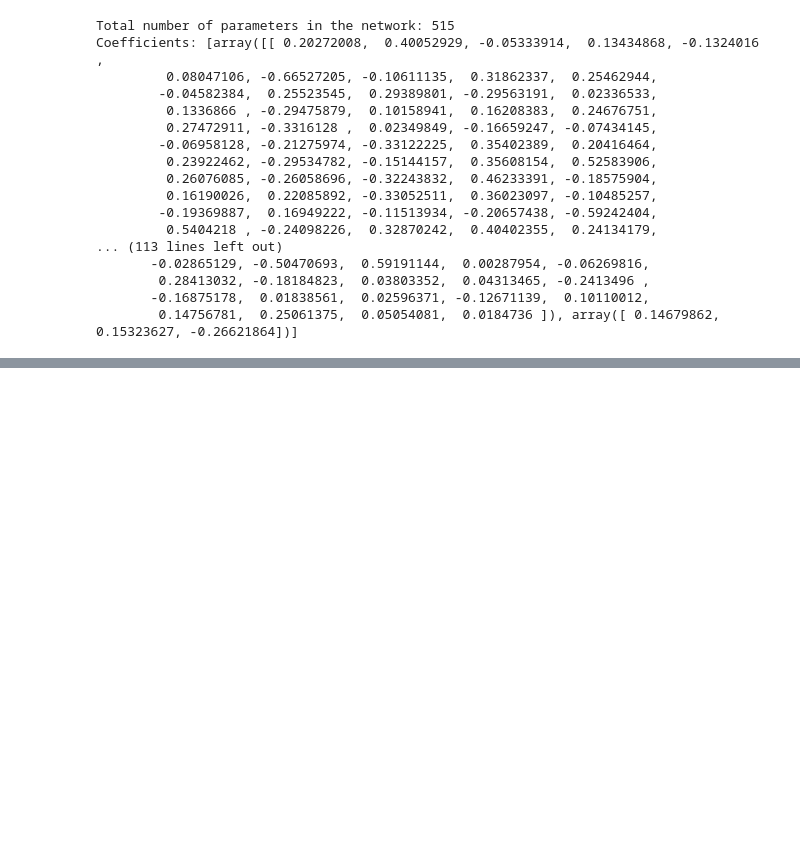
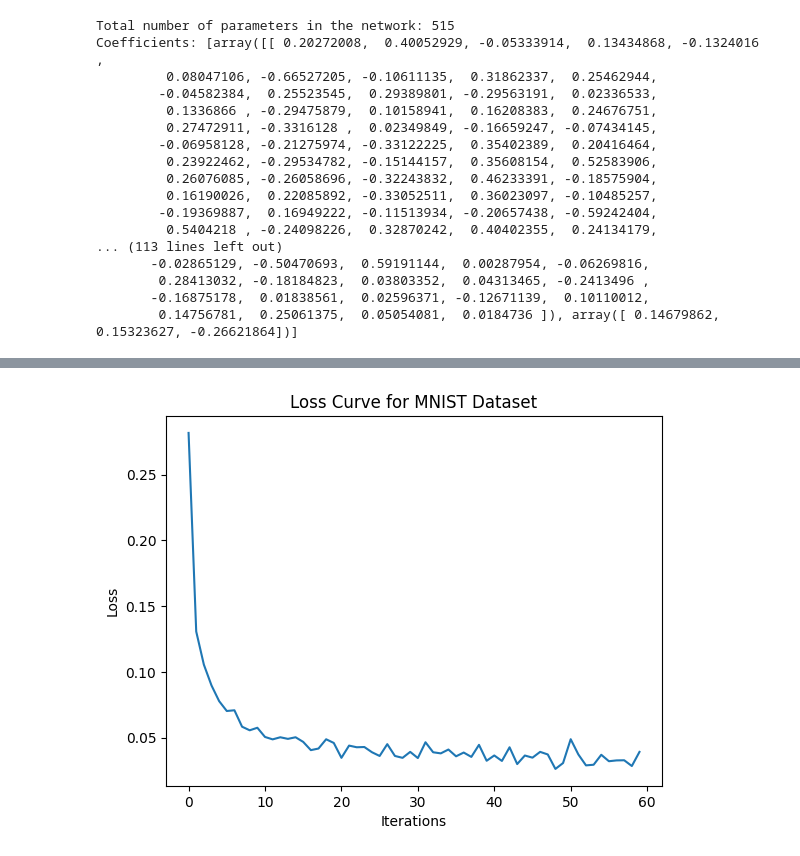
Before and after one commit to Neelabh-11/Machine-Learning, a Jupyter notebook: Lab_IITM/Lab-8 NeuralNetorks MLP.ipynb, the cells around one changed output, grey strips where cells are left out. Drawn from its saved outputs; the diff is of its cells as text; code cells hidden in the pictures; blank space fills up the shorter version.

```diff
--- a/Lab_IITM/Lab-8 NeuralNetorks MLP.ipynb
+++ b/Lab_IITM/Lab-8 NeuralNetorks MLP.ipynb
@@ -477,0 +498,14 @@ Image Classification using Neural Network.
+# %%
+X_train , X_test, y_train, y_test = train_test_split(X, y, test_size=0.2, random_state=42, stratify=y)
+# %%
+mlp= MLPClassifier(hidden_layer_sizes=(64, 32), activation='relu',solver = 'adam' ,learning_rate_init=0.01, max_iter=3000, random_state=42, verbose=False, validation_fraction=0.1)
+# %%
+mlp.fit(X_train, y_train)
+
+plt.plot(mlp.loss_curve_)
+plt.title("Loss Curve for MNIST Dataset")
+plt.xlabel("Iterations")
+plt.ylabel("Loss")
+plt.show()
+# %% [output]
+[figure, added]
```
Also changed, not shown: parts of 8 cells of this notebook, 1 other file.
